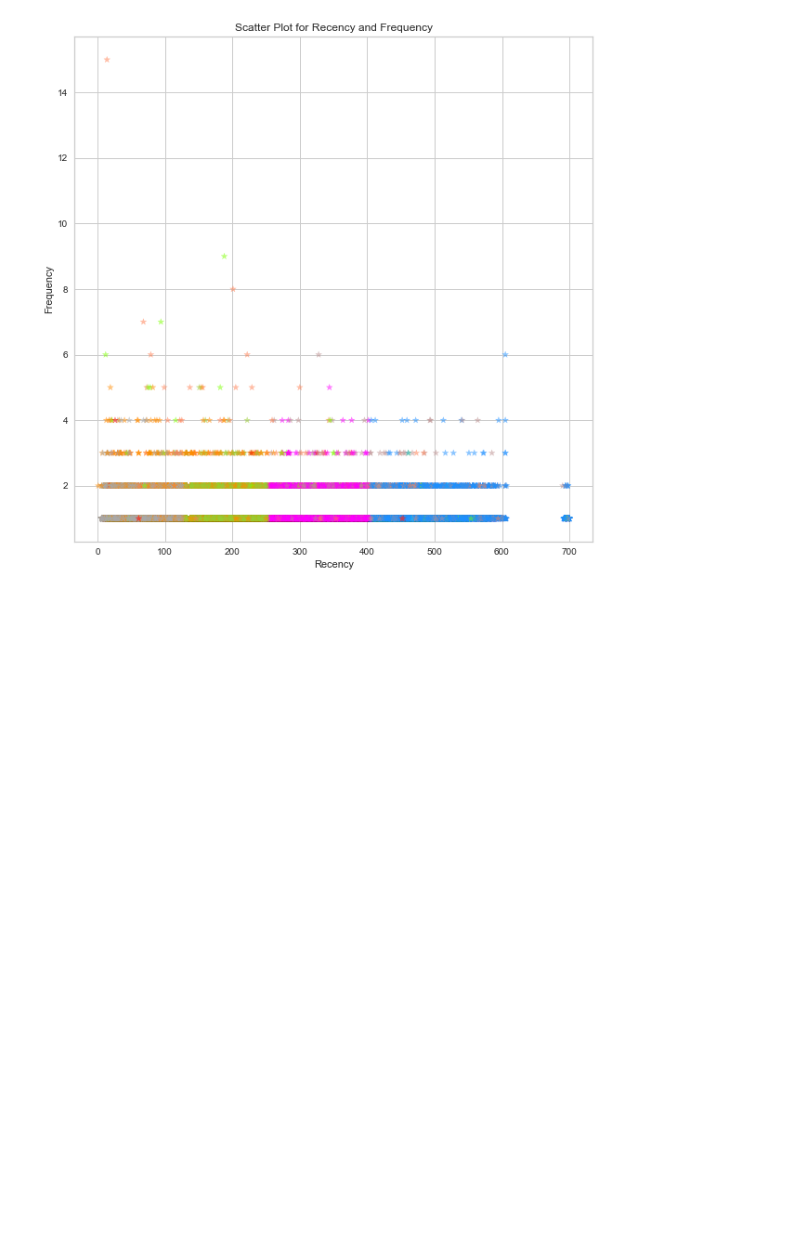
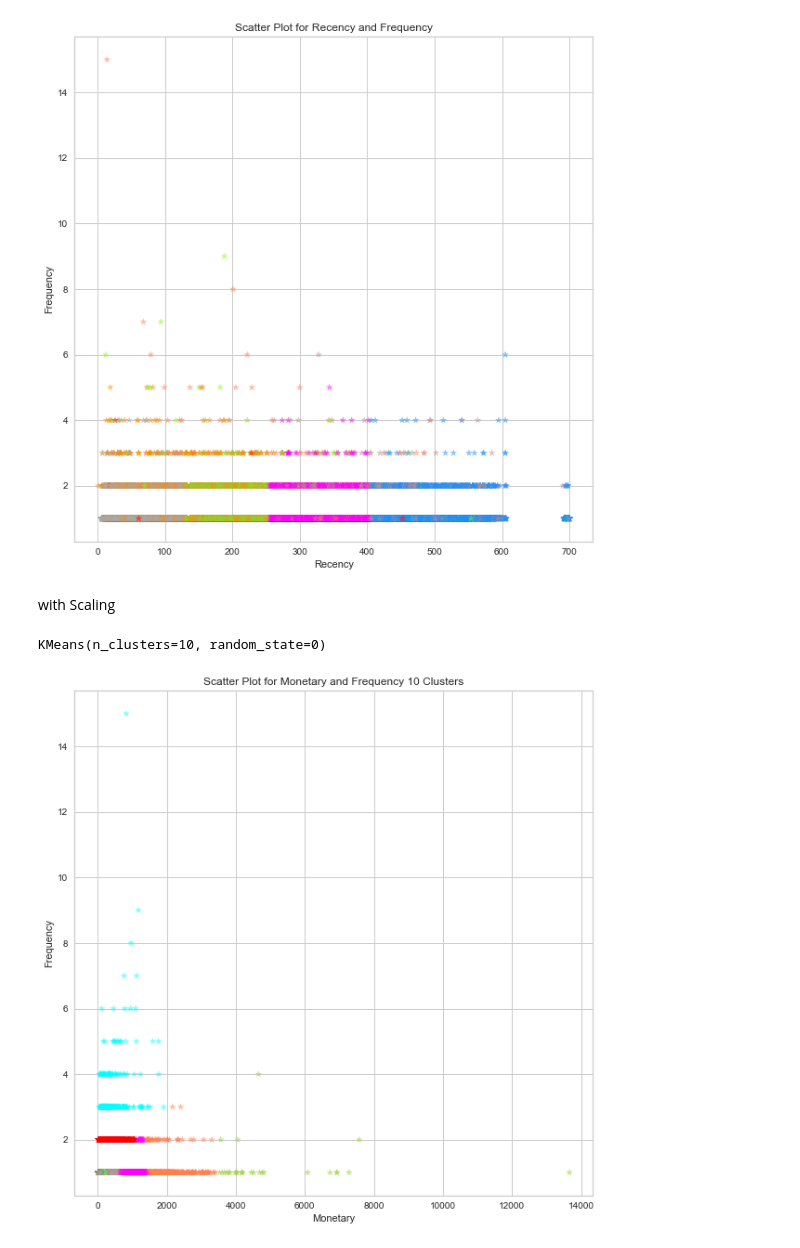
Before and after one commit to azioba/Client_Segmentation, a Jupyter notebook: Projet_5.ipynb, the cells around one changed output. Cells and saved outputs as stored; diff of their text form; code cells hidden in the pictures; blank space fills up the shorter version.

```diff
--- a/Projet_5.ipynb
+++ b/Projet_5.ipynb
@@ -1039,3 +1030,26 @@ plt.ylabel('Frequency')
 plt.show()
 # %% [output]
 [figure]
+# %% [markdown]
+with Scaling
+# %%
+scaler = StandardScaler()
+X_scaled = scaler.fit_transform(X)
+# %%
+kmeans2 = KMeans(n_clusters=10,random_state=0)
+kmeans2.fit(X_scaled)
+# %% [output]
+KMeans(n_clusters=10, random_state=0)
+# %%
+color_theme = np.array(["darkgray",'rosybrown','red','coral','darkorange','yellowgreen','chartreuse','dodgerblue','aqua','fuchsia'])
+plt.figure(figsize=(10,10))
+plt.scatter(rfm_.Monetary, rfm_.Frequency,
+            c = color_theme[kmeans2.labels_],
+            marker = '*', alpha = 0.5)
+
+plt.title('Scatter Plot for Monetary and Frequency 10 Clusters')
+plt.xlabel('Monetary')
+plt.ylabel('Frequency')
+plt.show()
+# %% [output]
+[figure, added]
```
Also changed, not shown: parts of 11 cells of this notebook.
